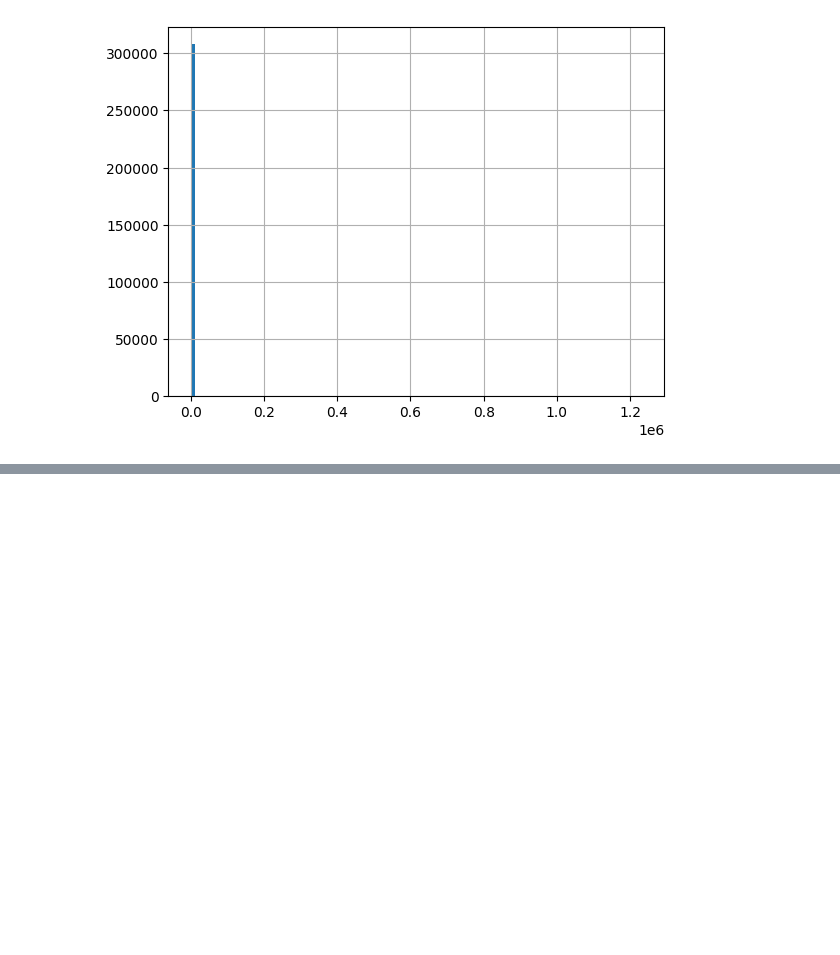
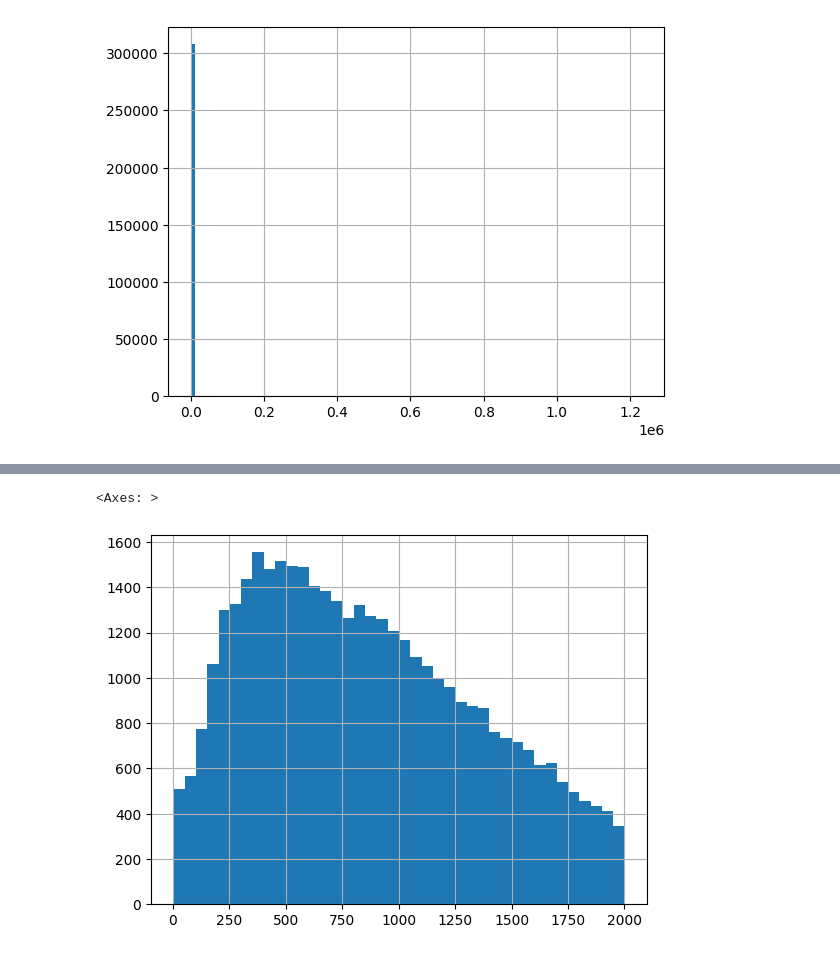
Before and after one commit to SOL1archive/ancient-document-LLM, a Jupyter notebook: data-view.ipynb, the cells around one changed output, grey strips where cells are left out. Cells and saved outputs as stored; diff of their text form; code cells hidden in the pictures; blank space fills up the shorter version.

```diff
--- a/data-view.ipynb
+++ b/data-view.ipynb
@@ -113,0 +256,10 @@ df1['translated_text'].str.len().hist(bins=100)
+# %%
+original_text_max_length = 2_000
+translated_text_max_length = 8_000
+droping_query = ((long_form_df['original_text'].str.len() <= original_text_max_length)
+                 & (long_form_df['translated_text'].str.len() <= translated_text_max_length))
+long_form_df = long_form_df[droping_query]
+
+print(f'Removed Fraction: {1 - droping_query.mean()}')
+
+long_form_df
@@ -113,0 +281,5 @@ df1['translated_text'].str.len().hist(bins=100)
+# %%
+long_form_df['original_text'].str.len().hist(bins=40)
+# %% [output]
+<Axes: >
+[figure, added]
```
Also changed, not shown: parts of 27 cells of this notebook, 4 other files.
